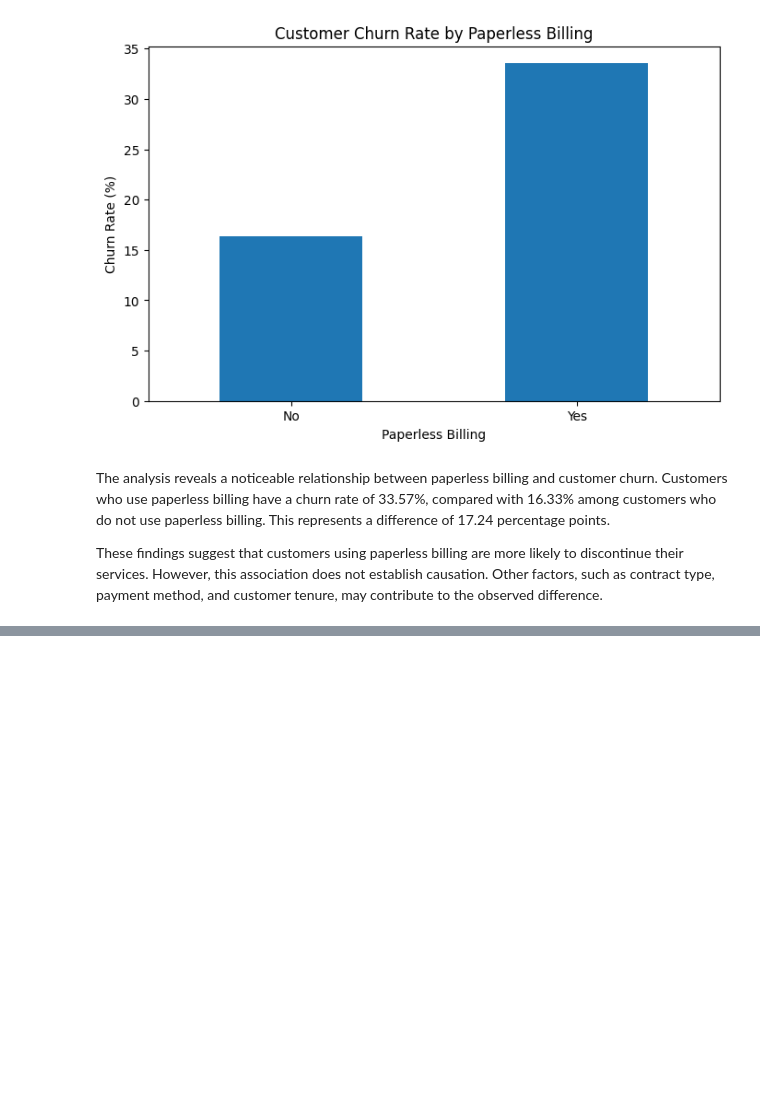
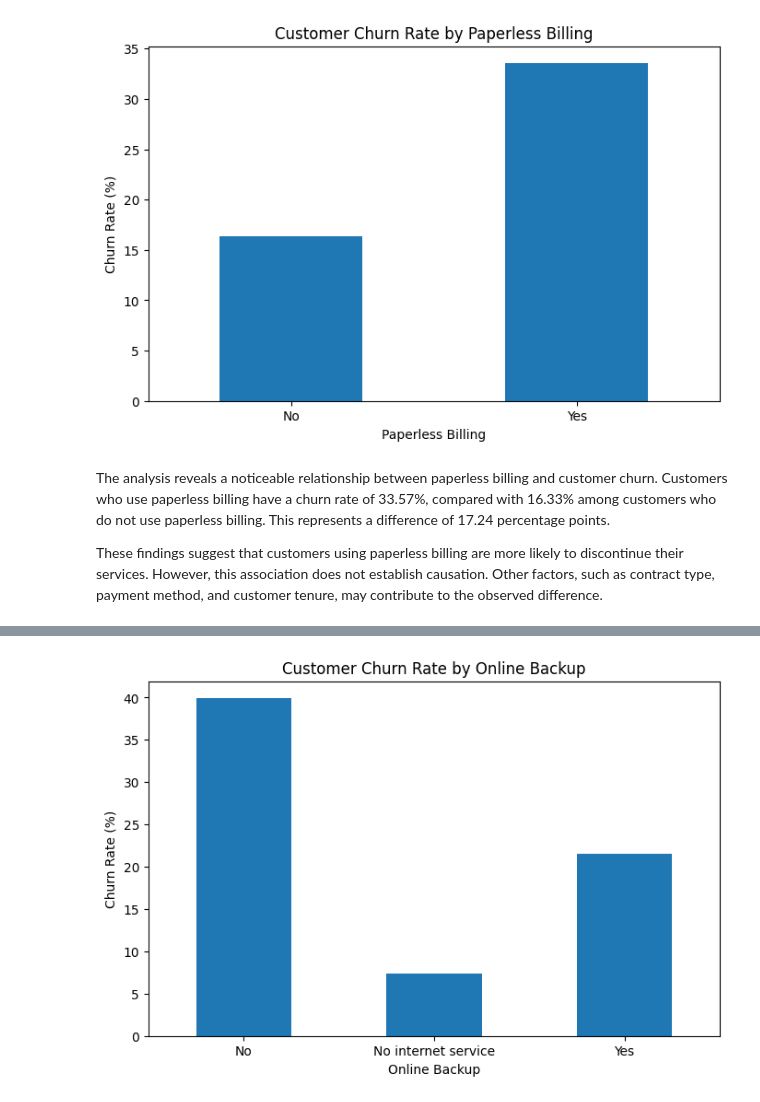
Before and after one commit to SJ174/MLCW, a Jupyter notebook: MLCW_Task_01.ipynb, the cells around one changed output, grey strips where cells are left out. Cells and saved outputs as stored; diff of their text form; code cells hidden in the pictures; blank space fills up the shorter version.

Commit message:
Analyzed the relationship between customer churn and online backup

```diff
--- a/MLCW_Task_01.ipynb
+++ b/MLCW_Task_01.ipynb
@@ -582,0 +594,8 @@ These findings suggest that customers using paperless billing are more likely to
+# %%
+backup_churn = pd.crosstab(
+    df['OnlineBackup'],
+    df['Churn'],
+    normalize='index'
+) * 100
+
+backup_churn.round(2)
@@ -582,0 +608,11 @@ These findings suggest that customers using paperless billing are more likely to
+# %%
+backup_churn['Yes'].plot(kind='bar', figsize=(8, 5))
+
+plt.title('Customer Churn Rate by Online Backup')
+plt.xlabel('Online Backup')
+plt.ylabel('Churn Rate (%)')
+plt.xticks(rotation=0)
+
+plt.show()
+# %% [output]
+[figure, added]
```
Also changed, not shown: parts of 4 cells of this notebook.
